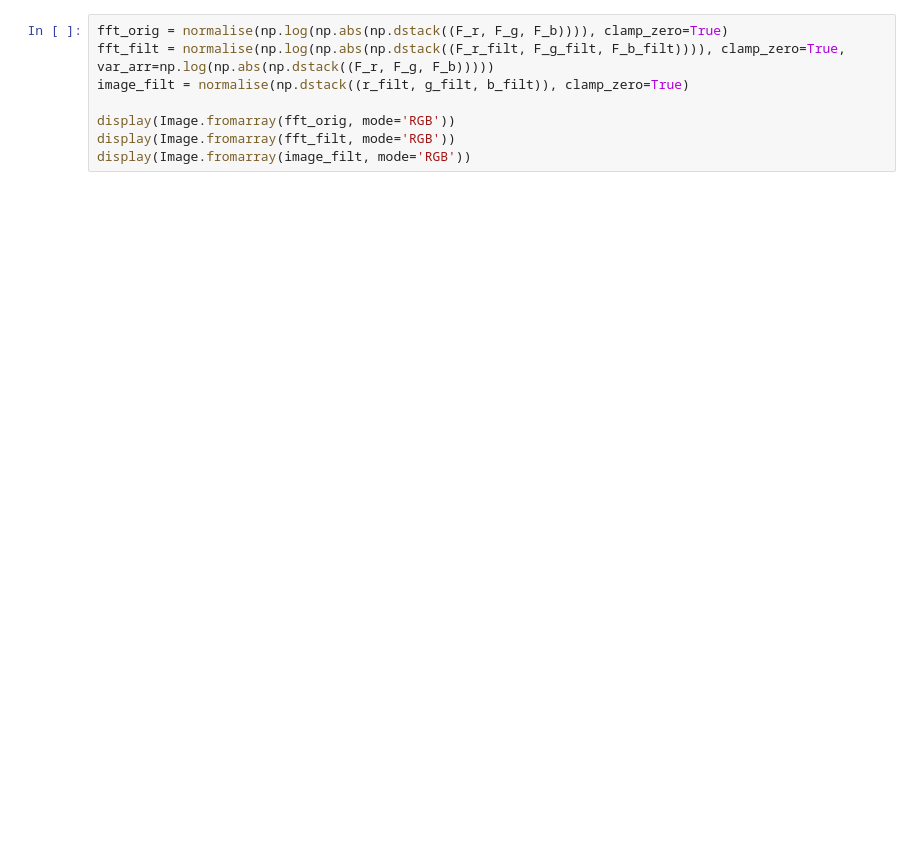
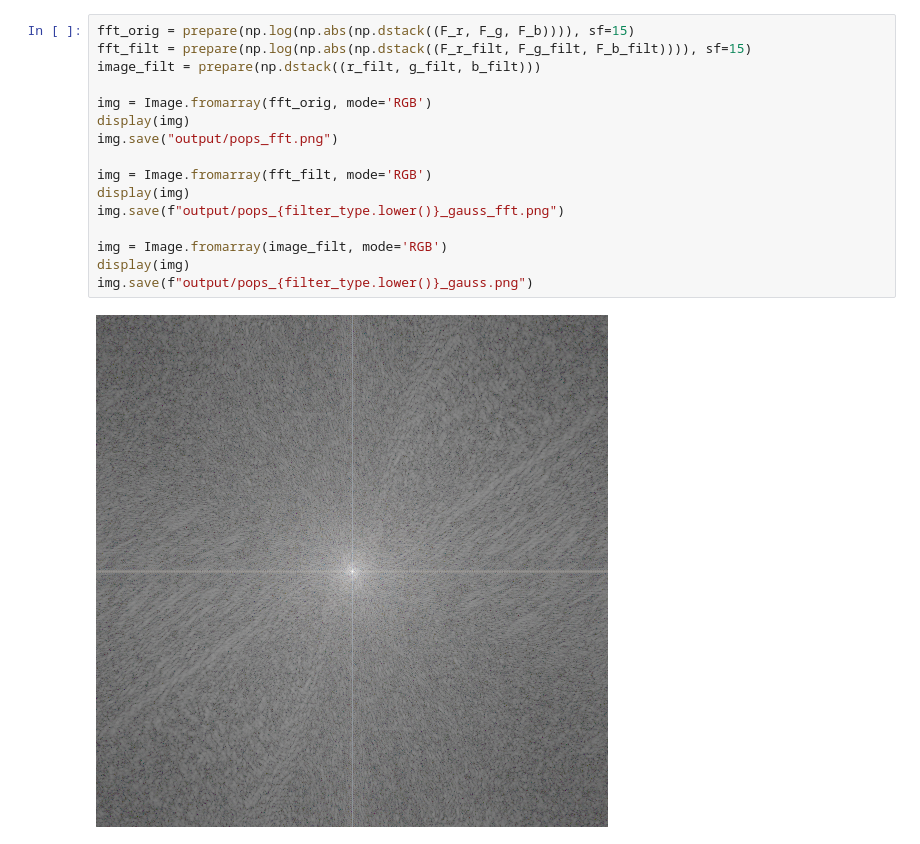
Before and after one commit to peterc-s/fft-filters, a Jupyter notebook: gauss_filter.ipynb, the cells around one changed output. Drawn from its saved outputs; the diff is of its cells as text; blank space fills up the shorter version.

```diff
--- a/gauss_filter.ipynb
+++ b/gauss_filter.ipynb
@@ -95,8 +97,18 @@ plt.show()
 # %%
-fft_orig = normalise(np.log(np.abs(np.dstack((F_r, F_g, F_b)))), clamp_zero=True)
-fft_filt = normalise(np.log(np.abs(np.dstack((F_r_filt, F_g_filt, F_b_filt)))), clamp_zero=True, var_arr=np.log(np.abs(np.dstack((F_r, F_g, F_b)))))
-image_filt = normalise(np.dstack((r_filt, g_filt, b_filt)), clamp_zero=True)
+fft_orig = prepare(np.log(np.abs(np.dstack((F_r, F_g, F_b)))), sf=15)
+fft_filt = prepare(np.log(np.abs(np.dstack((F_r_filt, F_g_filt, F_b_filt)))), sf=15)
+image_filt = prepare(np.dstack((r_filt, g_filt, b_filt)))
 
-display(Image.fromarray(fft_orig, mode='RGB'))
-display(Image.fromarray(fft_filt, mode='RGB'))
-display(Image.fromarray(image_filt, mode='RGB'))
+img = Image.fromarray(fft_orig, mode='RGB')
+display(img)
+img.save("output/pops_fft.png")
+
+img = Image.fromarray(fft_filt, mode='RGB')
+display(img)
+img.save(f"output/pops_{filter_type.lower()}_gauss_fft.png")
+
+img = Image.fromarray(image_filt, mode='RGB')
+display(img)
+img.save(f"output/pops_{filter_type.lower()}_gauss.png")
+# %% [output]
+[figure, added]
```
Also changed, not shown: parts of 9 cells of this notebook, 11 other files.
